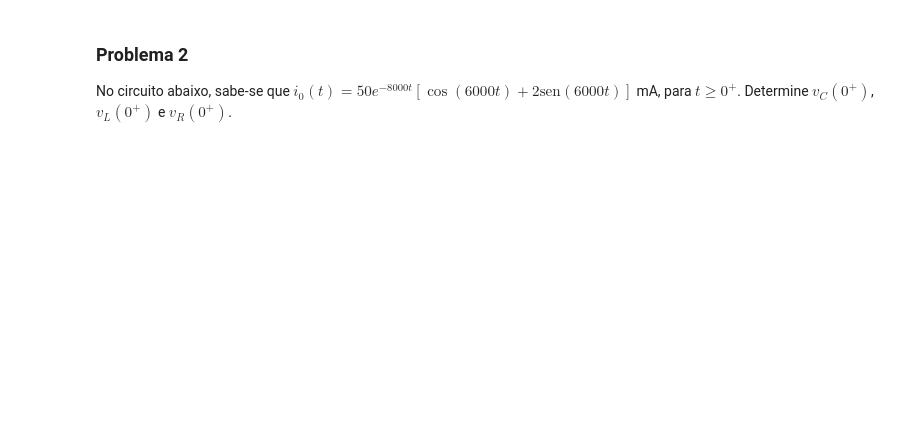
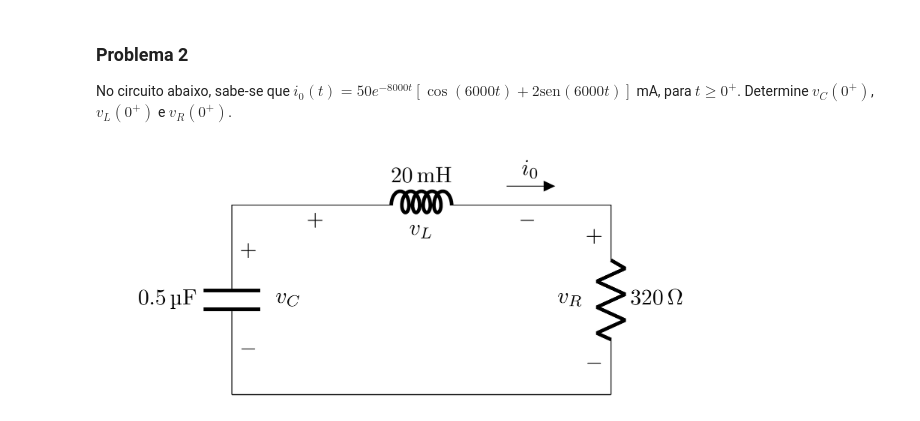
Before and after one commit to edsonportosilva/ElectricCircuits, a Jupyter notebook: Jupyter notebooks/Circuitos Eletricos I - Semana 6.2.ipynb, the cells around one changed output. Cells and saved outputs as stored; diff of their text form; code cells hidden in the pictures; blank space fills up the shorter version.

```diff
--- a/Jupyter notebooks/Circuitos Eletricos I - Semana 6.2.ipynb
+++ b/Jupyter notebooks/Circuitos Eletricos I - Semana 6.2.ipynb
@@ -81,7 +83,9 @@ Image("J9C1.png", width=600)
 
 No circuito abaixo, sabe-se que $i_0(t)= 50e^{-8000t}[\cos(6000t)+2\mathrm{sen}(6000t)]$ mA, para $t\geq 0^+$. Determine $v_{C}(0^+)$, $v_{L}(0^+)$ e $v_{R}(0^+)$.
 # %%
-Image("J9C2.png", width=600)
+Image("./figures/J9C2.png", width=600)
+# %% [output]
+[figure, added]
 # %%
 import matplotlib.pyplot as plt
 import numpy as np
```
Also changed, not shown: parts of 1 cell of this notebook, 44 other files.
